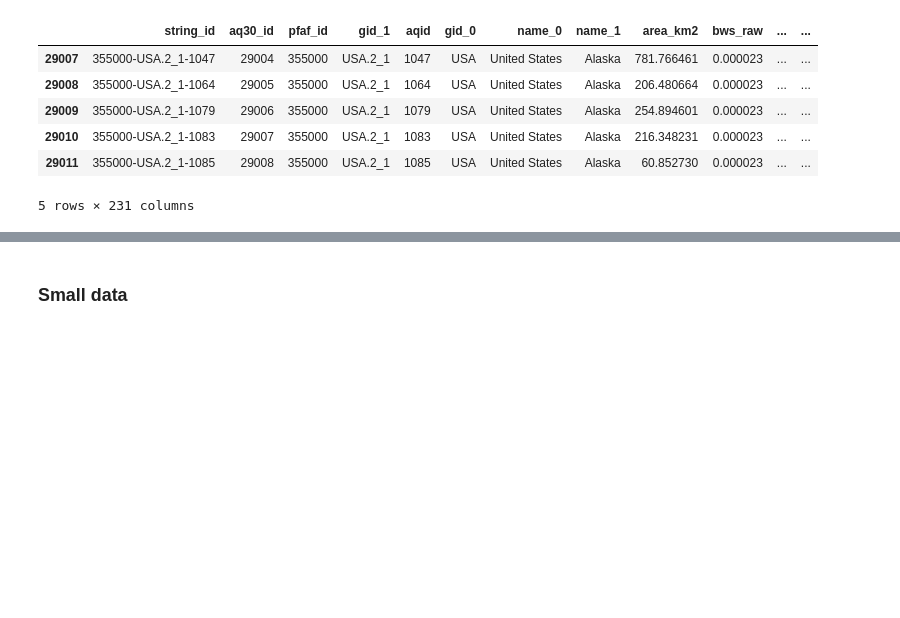
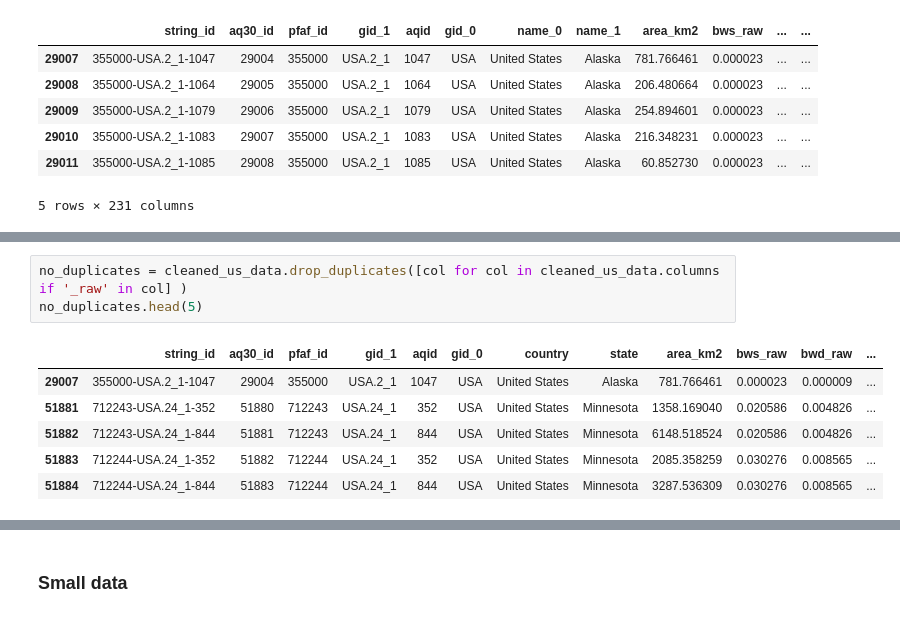
Before and after one commit to AI-VTRC/Tech_Impacts_on_Water, a Jupyter notebook: lauren_clustering_merged_datasets/notebook_data_processing.ipynb, the cells around one changed output, grey strips where cells are left out. Cells and saved outputs as stored; diff of their text form; blank space fills up the shorter version.

```diff
--- a/lauren_clustering_merged_datasets/notebook_data_processing.ipynb
+++ b/lauren_clustering_merged_datasets/notebook_data_processing.ipynb
@@ -60,0 +59,10 @@ cleaned_us_data.head(3)
+# %%
+no_duplicates = cleaned_us_data.drop_duplicates([col for col in cleaned_us_data.columns if '_raw' in col] )
+no_duplicates.head(5)
+# %% [output]
+|  | string_id | aq30_id | pfaf_id | gid_1 | aqid | gid_0 | country | state | area_km2 | bws_raw | bwd_raw | ... |
+| 29007 | 355000-USA.2_1-1047 | 29004 | 355000 | USA.2_1 | 1047 | USA | United States | Alaska | 781.766461 | 0.000023 | 0.000009 | ... |
+| 51881 | 712243-USA.24_1-352 | 51880 | 712243 | USA.24_1 | 352 | USA | United States | Minnesota | 1358.169040 | 0.020586 | 0.004826 | ... |
+| 51882 | 712243-USA.24_1-844 | 51881 | 712243 | USA.24_1 | 844 | USA | United States | Minnesota | 6148.518524 | 0.020586 | 0.004826 | ... |
+| 51883 | 712244-USA.24_1-352 | 51882 | 712244 | USA.24_1 | 352 | USA | United States | Minnesota | 2085.358259 | 0.030276 | 0.008565 | ... |
+| 51884 | 712244-USA.24_1-844 | 51883 | 712244 | USA.24_1 | 844 | USA | United States | Minnesota | 3287.536309 | 0.030276 | 0.008565 | ... |
```
Also changed, not shown: parts of 5 cells of this notebook, 5 other files.
